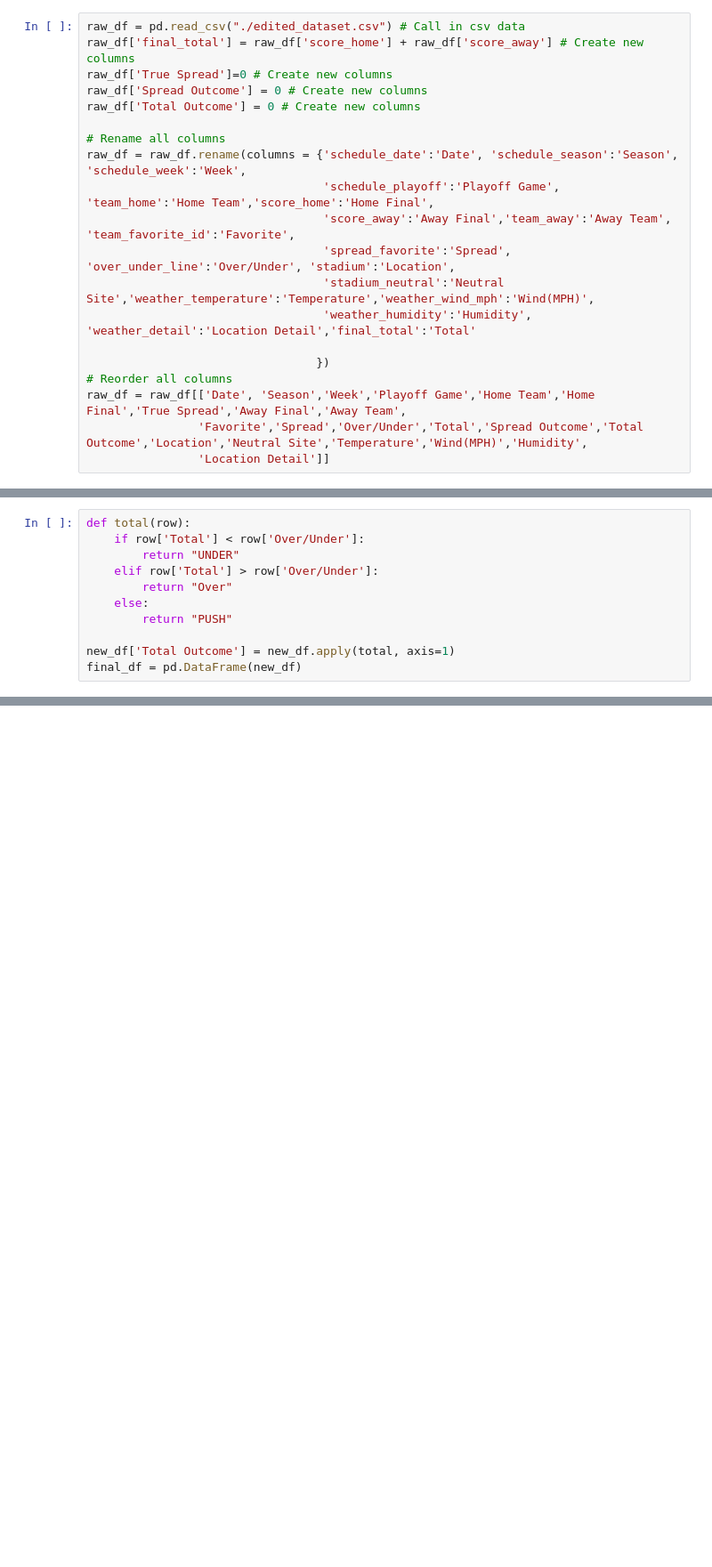
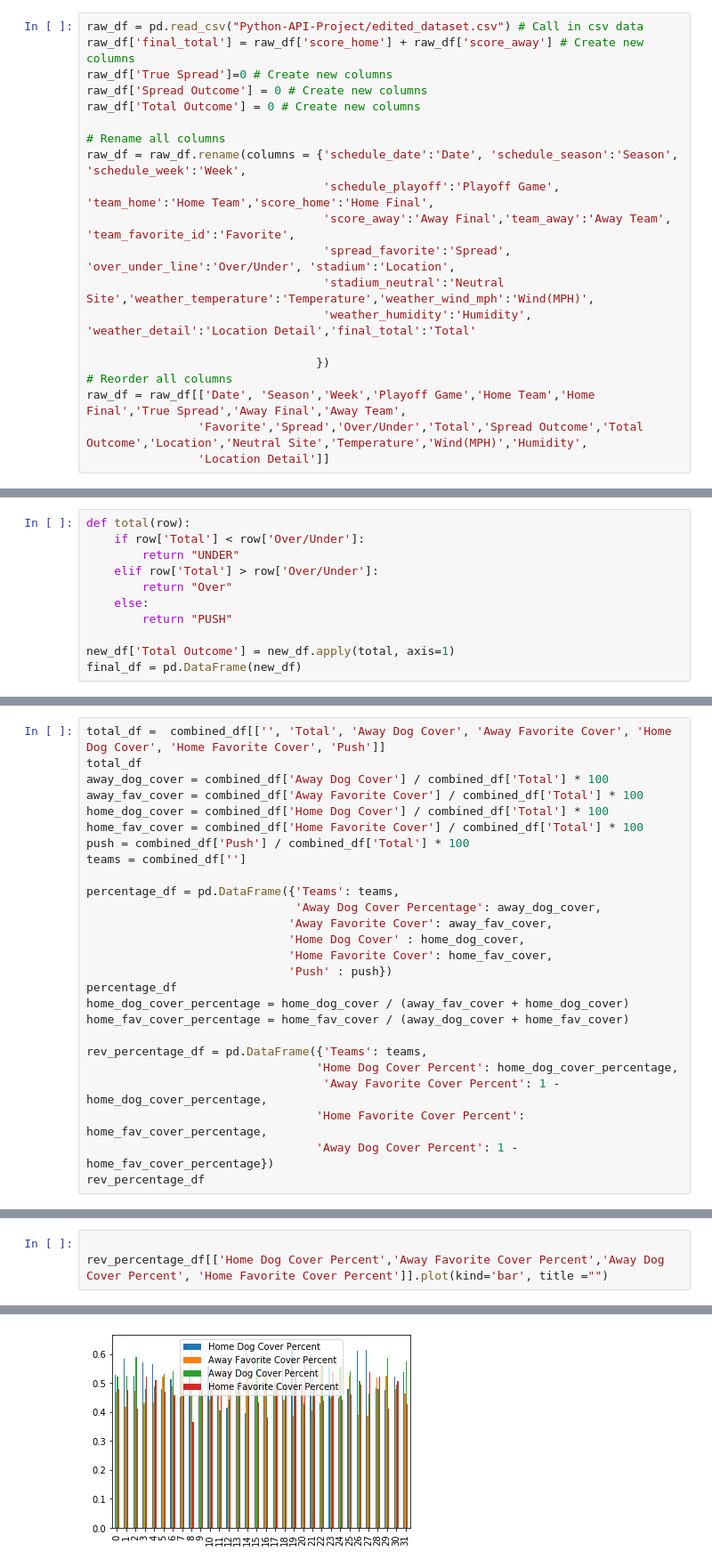
Before and after one commit to Group-Project-2-Electric-Boogaloo/Python-API-Project, a Jupyter notebook: Final-DataFrame-Kernel.ipynb, the cells around one changed output, grey strips where cells are left out. Shown at 89% size. Cells and saved outputs as stored; diff of their text form; blank space fills up the shorter version.

```diff
--- a/Final-DataFrame-Kernel.ipynb
+++ b/Final-DataFrame-Kernel.ipynb
@@ -7,7 +7,7 @@ import numpy as np
 from sklearn import datasets
 import pandas as pd
 # %%
-raw_df = pd.read_csv("./edited_dataset.csv") # Call in csv data
+raw_df = pd.read_csv("Python-API-Project/edited_dataset.csv") # Call in csv data
 raw_df['final_total'] = raw_df['score_home'] + raw_df['score_away'] # Create new columns
 raw_df['True Spread']=0 # Create new columns
 raw_df['Spread Outcome'] = 0 # Create new columns
@@ -95,0 +291,26 @@ final_df.head()
+# %%
+total_df =  combined_df[['', 'Total', 'Away Dog Cover', 'Away Favorite Cover', 'Home Dog Cover', 'Home Favorite Cover', 'Push']]
+total_df
+away_dog_cover = combined_df['Away Dog Cover'] / combined_df['Total'] * 100
+away_fav_cover = combined_df['Away Favorite Cover'] / combined_df['Total'] * 100
+home_dog_cover = combined_df['Home Dog Cover'] / combined_df['Total'] * 100
+home_fav_cover = combined_df['Home Favorite Cover'] / combined_df['Total'] * 100
+push = combined_df['Push'] / combined_df['Total'] * 100
+teams = combined_df['']
+
+percentage_df = pd.DataFrame({'Teams': teams,
+                              'Away Dog Cover Percentage': away_dog_cover,
+                             'Away Favorite Cover': away_fav_cover,
+                             'Home Dog Cover' : home_dog_cover,
+                             'Home Favorite Cover': home_fav_cover,
+                             'Push' : push})
+percentage_df
+home_dog_cover_percentage = home_dog_cover / (away_fav_cover + home_dog_cover)
+home_fav_cover_percentage = home_fav_cover / (away_dog_cover + home_fav_cover)
+
+rev_percentage_df = pd.DataFrame({'Teams': teams,
+                                 'Home Dog Cover Percent': home_dog_cover_percentage,
+                                  'Away Favorite Cover Percent': 1 - home_dog_cover_percentage,
+                                 'Home Favorite Cover Percent': home_fav_cover_percentage,
+                                 'Away Dog Cover Percent': 1 - home_fav_cover_percentage})
+rev_percentage_df
@@ -95,0 +335,4 @@ final_df.head()
+# %%
+
+rev_percentage_df[['Home Dog Cover Percent','Away Favorite Cover Percent','Away Dog Cover Percent', 'Home Favorite Cover Percent']].plot(kind='bar', title ="")
+# %% [output]
@@ -95,0 +340 @@ final_df.head()
+[figure, added]
```
Also changed, not shown: parts of 15 cells of this notebook.
